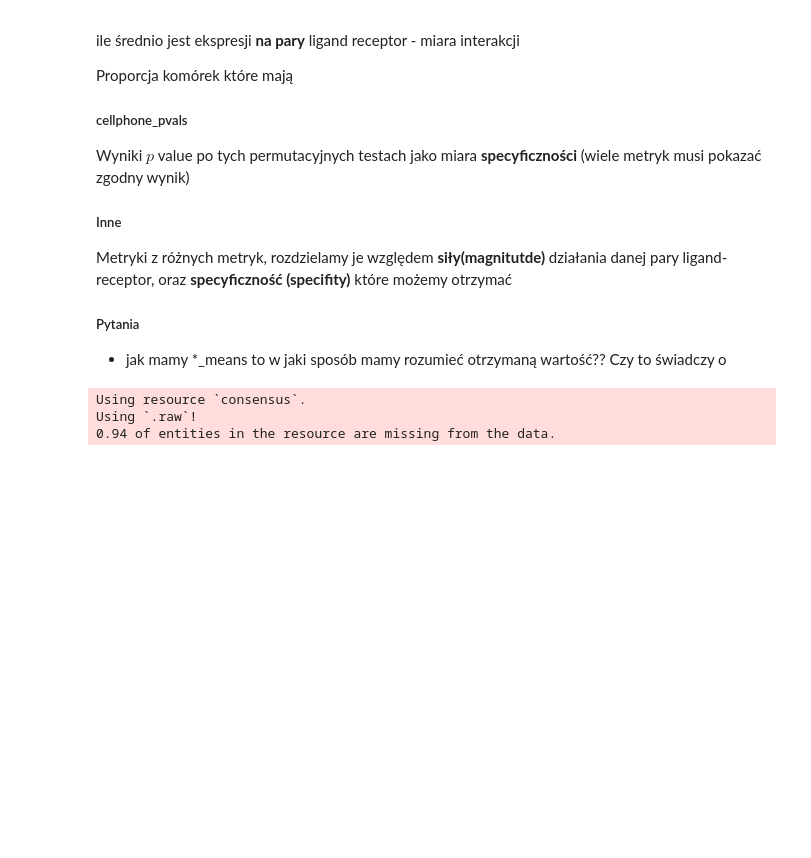
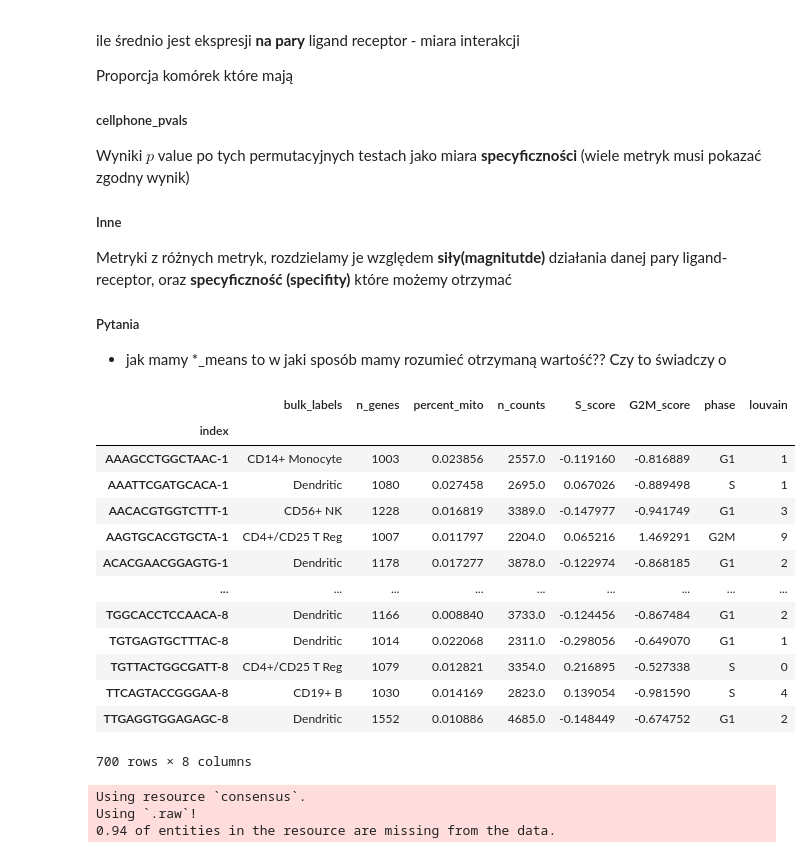
Before and after one commit to maxi7524/project_computational_biology_initial_conditions_pymyboss, a Jupyter notebook: notebooks/tutorial_1.ipynb, the cells around one changed output. Cells and saved outputs as stored; diff of their text form; code cells hidden in the pictures; blank space fills up the shorter version.

```diff
--- a/notebooks/tutorial_1.ipynb
+++ b/notebooks/tutorial_1.ipynb
@@ -183,6 +183,23 @@ Metryki z różnych metryk, rozdzielamy je względem **siły(magnitutde)** dzia
 # %%
 # import wszystkich metod
 from liana.method import singlecellsignalr, connectome, cellphonedb, natmi, logfc, cellchat, geometric_mean
+# %%
+adata.obs
+# %% [output]
+|  | bulk_labels | n_genes | percent_mito | n_counts | S_score | G2M_score | phase | louvain |
+| index |  |  |  |  |  |  |  |  |
+| AAAGCCTGGCTAAC-1 | CD14+ Monocyte | 1003 | 0.023856 | 2557.0 | -0.119160 | -0.816889 | G1 | 1 |
+| AAATTCGATGCACA-1 | Dendritic | 1080 | 0.027458 | 2695.0 | 0.067026 | -0.889498 | S | 1 |
+| AACACGTGGTCTTT-1 | CD56+ NK | 1228 | 0.016819 | 3389.0 | -0.147977 | -0.941749 | G1 | 3 |
+| AAGTGCACGTGCTA-1 | CD4+/CD25 T Reg | 1007 | 0.011797 | 2204.0 | 0.065216 | 1.469291 | G2M | 9 |
+| ACACGAACGGAGTG-1 | Dendritic | 1178 | 0.017277 | 3878.0 | -0.122974 | -0.868185 | G1 | 2 |
+| ... | ... | ... | ... | ... | ... | ... | ... | ... |
+| TGGCACCTCCAACA-8 | Dendritic | 1166 | 0.008840 | 3733.0 | -0.124456 | -0.867484 | G1 | 2 |
+| TGTGAGTGCTTTAC-8 | Dendritic | 1014 | 0.022068 | 2311.0 | -0.298056 | -0.649070 | G1 | 1 |
+| TGTTACTGGCGATT-8 | CD4+/CD25 T Reg | 1079 | 0.012821 | 3354.0 | 0.216895 | -0.527338 | S | 0 |
+| TTCAGTACCGGGAA-8 | CD19+ B | 1030 | 0.014169 | 2823.0 | 0.139054 | -0.981590 | S | 4 |
+| TTGAGGTGGAGAGC-8 | Dendritic | 1552 | 0.010886 | 4685.0 | -0.148449 | -0.674752 | G1 | 2 |
+700 rows × 8 columns
 # %%
 # run cellphonedb
 # UWAGA: domyślnie te metody są zapisywane w 'liana_res'
```
Also changed, not shown: parts of 1 cell of this notebook, 13 other files.
